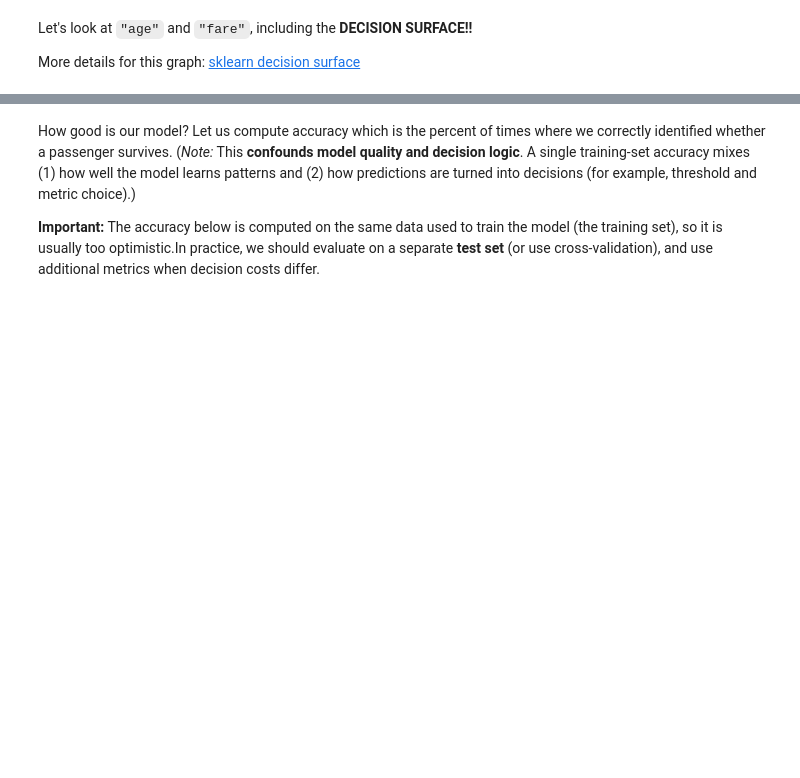
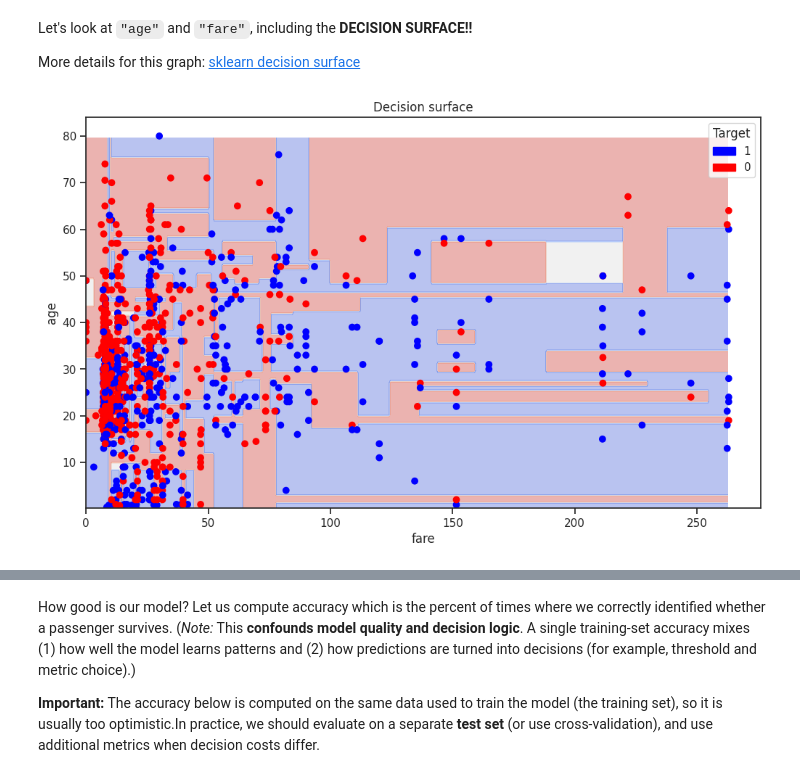
Before and after one commit to HanquanL/DS-Tech-2026spring, a Jupyter notebook: Module2_Supervised/Supervised_segmentation.ipynb, the cells around one changed output, grey strips where cells are left out. Saved outputs shown, nothing was run; the diff lists cells and outputs as text; code cells hidden in the pictures; blank space fills up the shorter version.

```diff
--- a/Module2_Supervised/Supervised_segmentation.ipynb
+++ b/Module2_Supervised/Supervised_segmentation.ipynb
@@ -255,7 +304,7 @@ Let's look at `"age"` and `"fare"`, including the **DECISION SURFACE!!**
 
 More details for this graph: [sklearn decision surface](https://scikit-learn.org/stable/auto_examples/tree/plot_iris_dtc.html#sphx-glr-auto-examples-tree-plot-iris-dtc-py)
 # %%
-def Decision_Surface(data, col1, col2, target, model, probabilities=False):
+def Decision_Surface(data, col1, col2, target, model, probabilities=True):
     # Get bounds
     x_min, x_max = data[col1].min(), data[col1].max()
     y_min, y_max = data[col2].min(), data[col2].max()
@@ -265,31 +314,33 @@ def Decision_Surface(data, col1, col2, target, model, probabilities=False):
     # Get predictions for the mesh
     tdf = data[[col1, col2]]
     model.fit(tdf, target)
     if probabilities:
         Z = model.predict_proba(meshed_data)[:, 1].reshape(xx.shape)
     else:
         Z = model.predict(meshed_data).reshape(xx.shape)
     # Chart details
     plt.figure(figsize=[12,7])
     plt.title("Decision surface")
     plt.xlabel(col1)
     plt.ylabel(col2)
     if probabilities:
         # Color-scale on the contour (surface = separator)
         cs = plt.contourf(xx, yy, Z, cmap=plt.cm.coolwarm_r, alpha=0.4)
     else:
         # Only a curve/line on the contour (surface = separator)
         cs = plt.contourf(xx, yy, Z, levels=[-1,0,1], cmap=plt.cm.coolwarm_r, alpha=0.4)
     # Plot scatter plot
     cmap = {1: 'blue', 0: 'red'}
     colors = [cmap[int(c)] for c in target]
     plt.scatter(data[col1], data[col2], color=colors)
     # Build legend
     plt.legend(handles=[mpatches.Patch(color=cmap[k], label=k) for k in cmap], loc="best", title="Target", frameon=True)
     plt.show()
 
 #tree_depth=maxi_depth
-tree_depth=1
+tree_depth=20
 viz_model = DecisionTreeClassifier(max_depth=tree_depth, criterion="entropy")
 Decision_Surface(df, "fare", "age", df.survived, viz_model)
 visualize_tree(viz_model, ["fare","age"], ["dies", "survives"])
+# %% [output]
+[figure, added]
```
Also changed, not shown: parts of 17 cells of this notebook.
